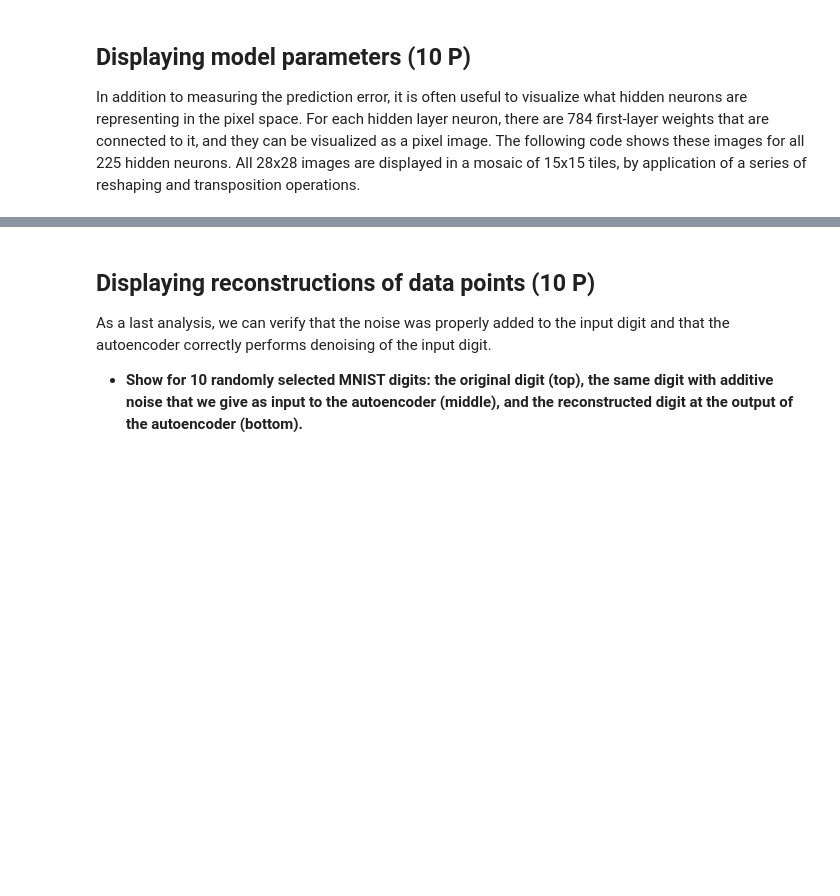
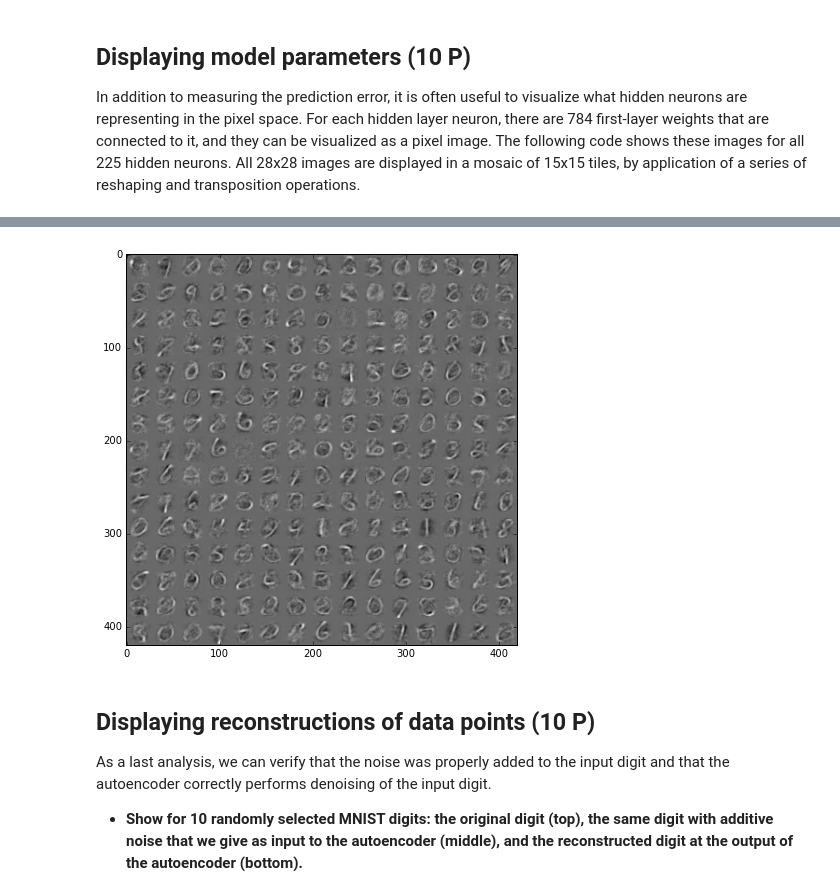
Before and after one commit to HeavyPanda/ml2, a Jupyter notebook: sheet04/sheet04_mario.ipynb, the cells around one changed output, grey strips where cells are left out. Drawn from its saved outputs; the diff is of its cells as text; code cells hidden in the pictures; blank space fills up the shorter version.

```diff
--- a/sheet04/sheet04_mario.ipynb
+++ b/sheet04/sheet04_mario.ipynb
@@ -142,3 +160,11 @@ solution.plotV(ae.V)
+# %%
+plt.figure(figsize=(7,7))
+tiles = ae.V.reshape(15, 15, 28, 28).transpose(0, 2, 1, 3)
+tiles = tiles.reshape(28*15, 28*15)
+plt.imshow(tiles, cmap='gray')
+plt.show()
+# %% [output]
+[figure, added]
 # %% [markdown]
 ## Displaying reconstructions of data points (10 P)
 
```
Also changed, not shown: parts of 10 cells of this notebook.
